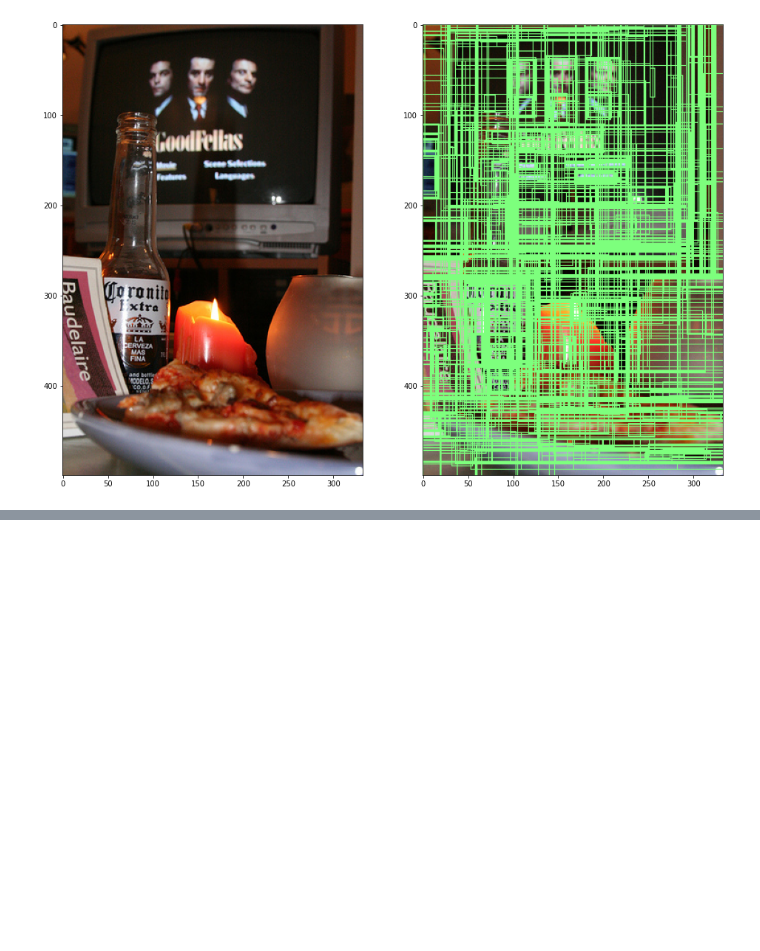
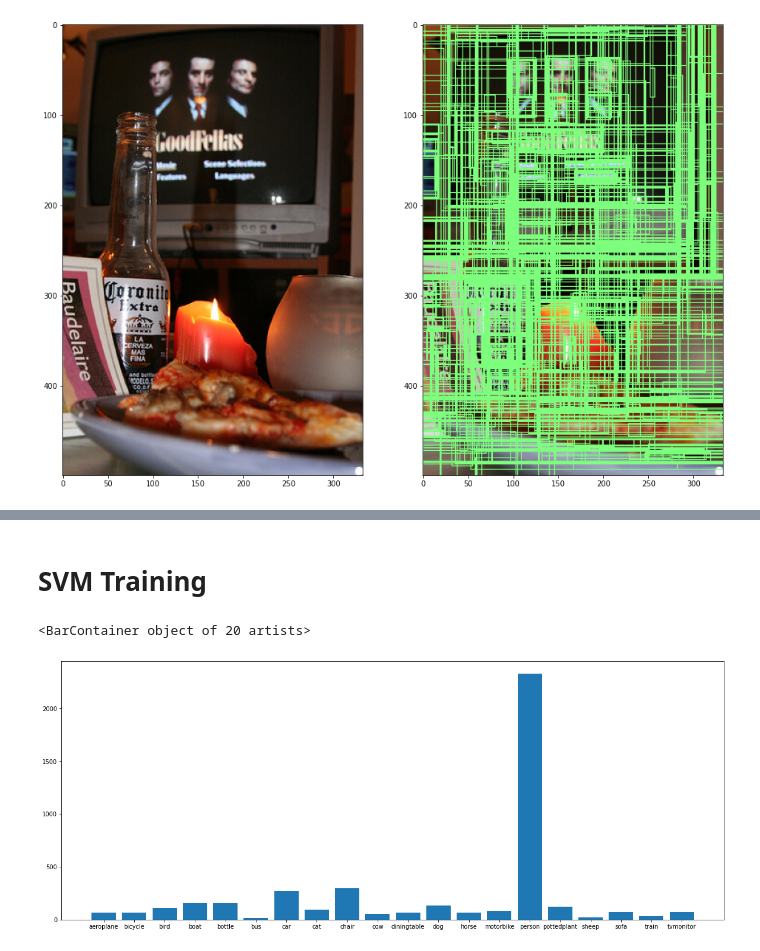
Before and after one commit to ByungOhKo/ML_DL, a Jupyter notebook: Object_Detection/RCNN/rcnn.ipynb, the cells around one changed output, grey strips where cells are left out. Drawn from its saved outputs; the diff is of its cells as text; code cells hidden in the pictures; blank space fills up the shorter version.

```diff
--- a/Object_Detection/RCNN/rcnn.ipynb
+++ b/Object_Detection/RCNN/rcnn.ipynb
@@ -321,4 +350,8 @@ class SVMDataset(Dataset):
             src = self.transform(img)
 
         return src, trg
+# %% [markdown]
+# SVM Training
+# %%
+svm_root = 'data/SVM/VOCdevkit/VOC2012/JPEGImages'
 # %%
@@ -342,0 +369,17 @@ svm_losses = []
+# %%
+positive_svm = pd.read_csv(os.path.join(svm_root, 'svm_positive.csv'))
+# %%
+svm_positive_label = np.array(positive_svm['label'])
+
+unique, counts = np.unique(svm_positive_label, return_counts=True)
+svm_label_frequency = {}
+for label, cnt in zip(unique, counts):
+    svm_label_frequency[classes_int[label]] = cnt
+keys = svm_label_frequency.keys()
+values = svm_label_frequency.values()
+
+plt.figure(figsize=(20,8))
+plt.bar(keys, values)
+# %% [output]
+<BarContainer object of 20 artists>
+[figure, added]
```
Also changed, not shown: parts of 24 cells of this notebook.
